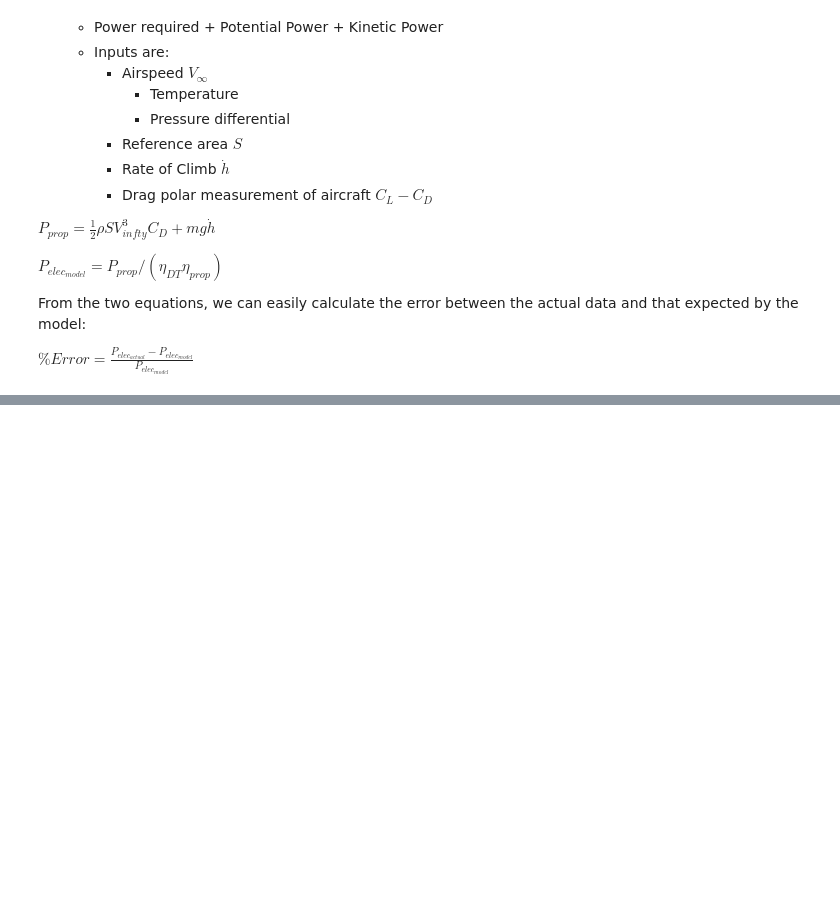
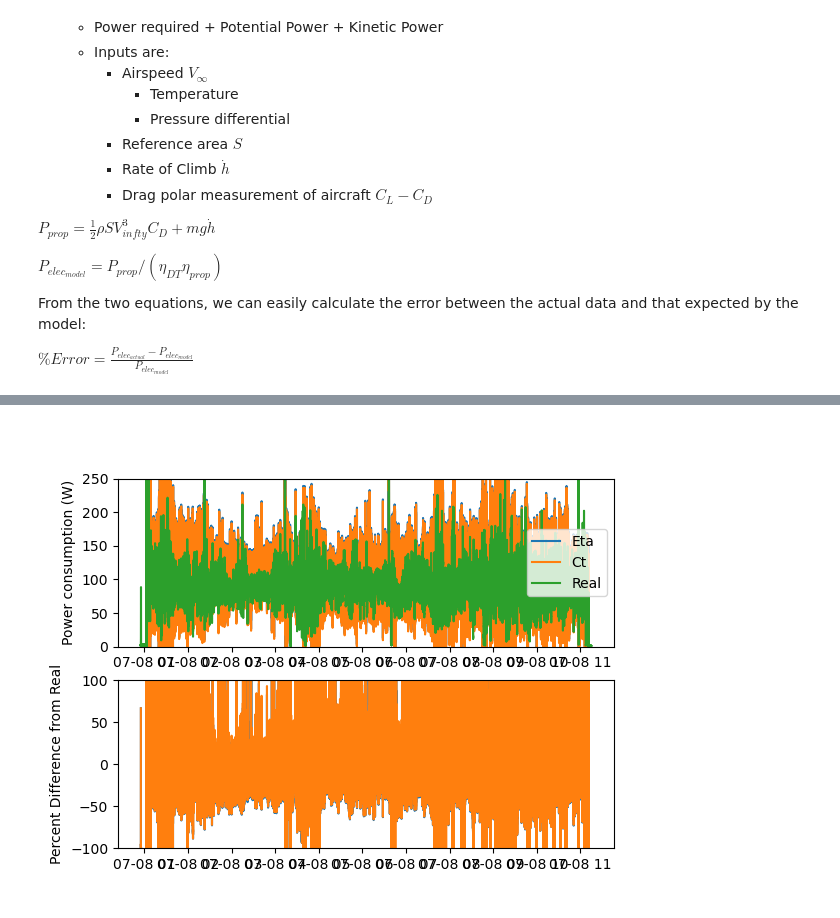
Before and after one commit to wkemp-edu/ArduPilot_AnalysisSuite, a Jupyter notebook: Investigations/July7th_2022Analysis_100Hz.ipynb, the cells around one changed output, grey strips where cells are left out. Saved outputs shown, nothing was run; the diff lists cells and outputs as text; code cells hidden in the pictures; blank space fills up the shorter version.

```diff
--- a/Investigations/July7th_2022Analysis_100Hz.ipynb
+++ b/Investigations/July7th_2022Analysis_100Hz.ipynb
@@ -226,3 +204,22 @@ ValueError: Length of values (3630373) does not match length of index (3721727)
+# %%
+## Plotting
+plt.figure()
+ax1 = plt.subplot(2,1,1)
+ax1.plot(df.index[np.bitwise_and((J < 0.79), (i_esc > 1))], df.ModelPower_eta[np.bitwise_and((J < 0.79), (i_esc > 1))], label='Eta')
+ax1.plot(df.index[np.bitwise_and((J < 0.79), (i_esc > 1))], df.ModelPower_ct[np.bitwise_and((J < 0.79), (i_esc > 1))], label='Ct')
+ax1.plot(df.index, df.PowerElectrical, label='Real')
+ax1.legend(loc='right')
+ax1.set_ylabel("Power consumption (W)")
+ax1.set_ylim([0,250])
+
+ax2 = plt.subplot(2,1,2, sharex=ax1)
+ax2.plot(df.index, df.ModelError_eta, label='\eta')
+ax2.plot(df.index, df.ModelError_ct, label='C_T')
+ax2.set_ylabel("Percent Difference from Real")
+ax2.set_ylim([-100, 100])
+plt.show()
+# %% [output]
+[figure, added]
 # %%
 # Plotting Data Roughly
 # Masking for heading angle range!
```
Also changed, not shown: parts of 12 cells of this notebook, 6 other files.
